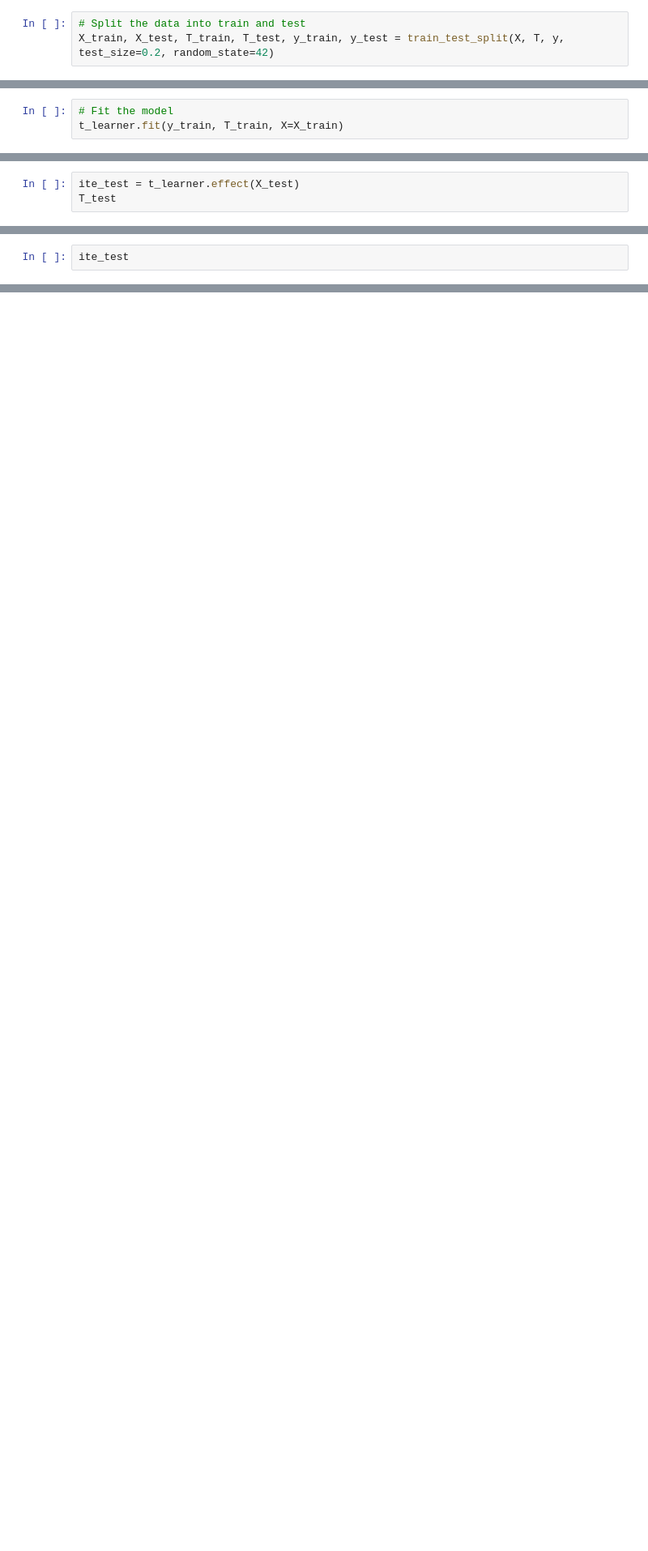
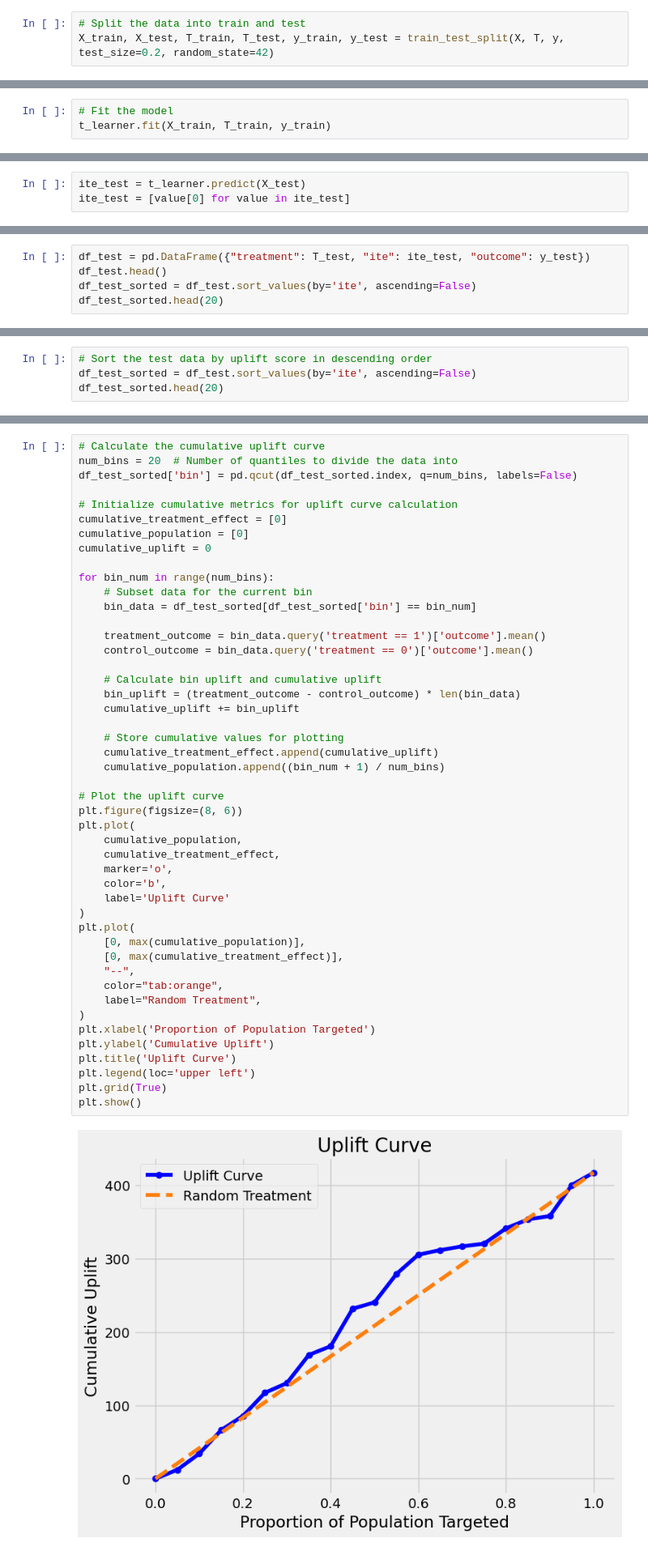
Before and after one commit to LingyiKong353/ML-Projects, a Jupyter notebook: Causal-Inference-In-Marketing/Causal Inference In Marketing.ipynb, the cells around one changed output, grey strips where cells are left out. Shown at 81% size. Cells and saved outputs as stored; diff of their text form; blank space fills up the shorter version.

```diff
--- a/Causal-Inference-In-Marketing/Causal Inference In Marketing.ipynb
+++ b/Causal-Inference-In-Marketing/Causal Inference In Marketing.ipynb
@@ -32,3 +56,3 @@ NameError: name 'TLearnerCV' is not defined
 # %%
 # Fit the model
-t_learner.fit(y_train, T_train, X=X_train)
+t_learner.fit(X_train, T_train, y_train)
@@ -37,3 +59,3 @@ t_learner.fit(y_train, T_train, X=X_train)
 # %%
-ite_test = t_learner.effect(X_test)
-T_test
+ite_test = t_learner.predict(X_test)
+ite_test = [value[0] for value in ite_test]
@@ -53,3 +62,6 @@ Name: treatment, Length: 8539, dtype: int64
 # %%
-ite_test
+df_test = pd.DataFrame({"treatment": T_test, "ite": ite_test, "outcome": y_test})
+df_test.head()
+df_test_sorted = df_test.sort_values(by='ite', ascending=False)
+df_test_sorted.head(20)
 # %% [output]
@@ -78,0 +88,4 @@ AUC for T-Learner uplift model: 0.50
+# %%
+# Sort the test data by uplift score in descending order
+df_test_sorted = df_test.sort_values(by='ite', ascending=False)
+df_test_sorted.head(20)
@@ -78,0 +110,49 @@ AUC for T-Learner uplift model: 0.50
+# %%
+# Calculate the cumulative uplift curve
+num_bins = 20  # Number of quantiles to divide the data into
+df_test_sorted['bin'] = pd.qcut(df_test_sorted.index, q=num_bins, labels=False)
+
+# Initialize cumulative metrics for uplift curve calculation
+cumulative_treatment_effect = [0]
+cumulative_population = [0]
+cumulative_uplift = 0
+
+for bin_num in range(num_bins):
+    # Subset data for the current bin
+    bin_data = df_test_sorted[df_test_sorted['bin'] == bin_num]
+
+    treatment_outcome = bin_data.query('treatment == 1')['outcome'].mean()
+    control_outcome = bin_data.query('treatment == 0')['outcome'].mean()
+
+    # Calculate bin uplift and cumulative uplift
+    bin_uplift = (treatment_outcome - control_outcome) * len(bin_data)
+    cumulative_uplift += bin_uplift
+
+    # Store cumulative values for plotting
+    cumulative_treatment_effect.append(cumulative_uplift)
+    cumulative_population.append((bin_num + 1) / num_bins)
+
+# Plot the uplift curve
+plt.figure(figsize=(8, 6))
+plt.plot(
+    cumulative_population,
+    cumulative_treatment_effect,
+    marker='o',
+    color='b',
+    label='Uplift Curve'
+)
+plt.plot(
+    [0, max(cumulative_population)],
+    [0, max(cumulative_treatment_effect)],
+    "--",
+    color="tab:orange",
+    label="Random Treatment",
+)
+plt.xlabel('Proportion of Population Targeted')
+plt.ylabel('Cumulative Uplift')
+plt.title('Uplift Curve')
+plt.legend(loc='upper left')
+plt.grid(True)
+plt.show()
+# %% [output]
+[figure, added]
```
Also changed, not shown: parts of 24 cells of this notebook.
